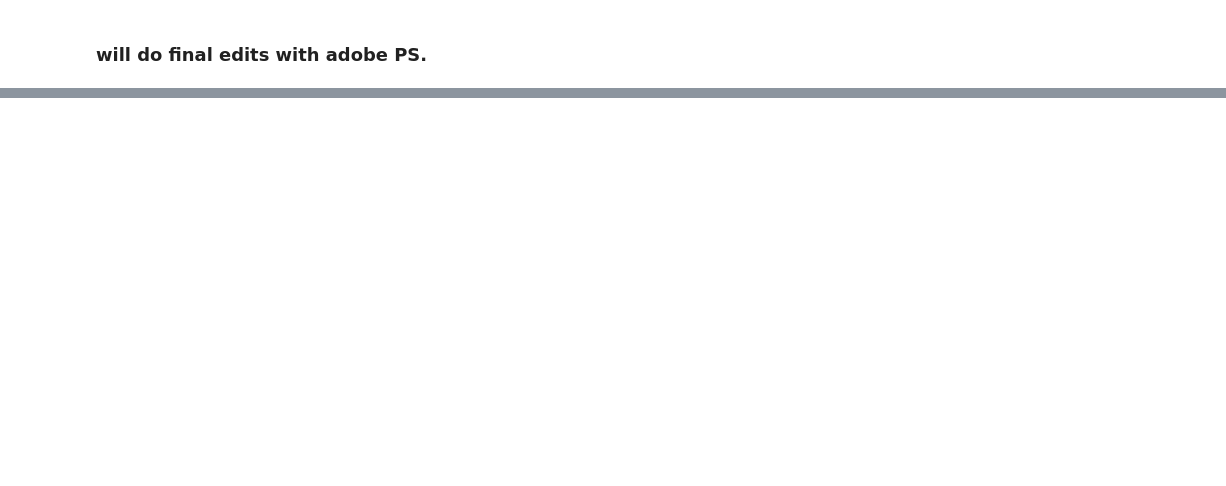
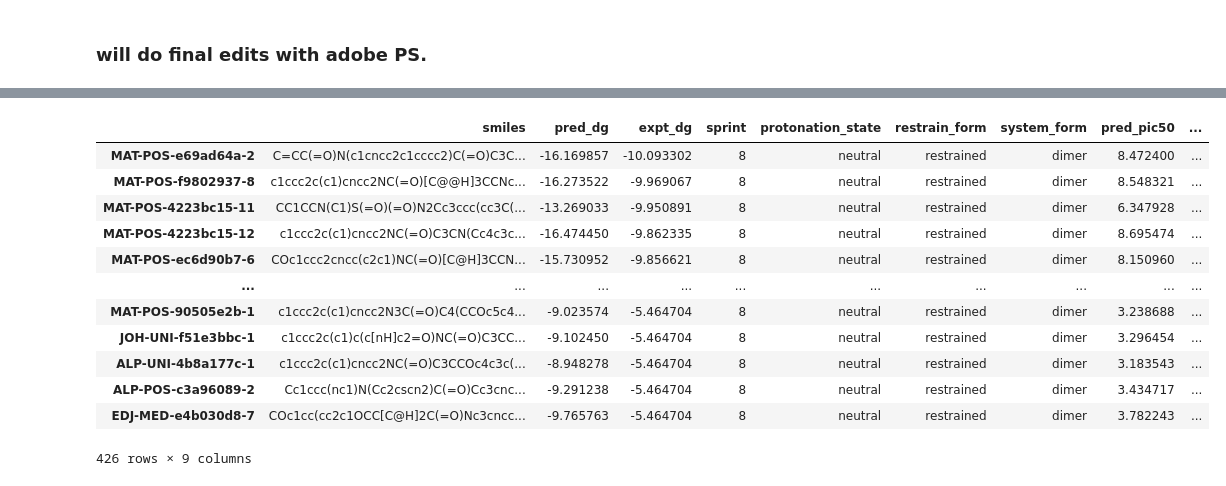
Before and after one commit to asapdiscovery/asapdiscovery, a Jupyter notebook: notebook/moonshot_pred_vs_measured_DG.ipynb, the cells around one changed output, grey strips where cells are left out. Saved outputs shown, nothing was run; the diff lists cells and outputs as text; code cells hidden in the pictures; blank space fills up the shorter version.

```diff
--- a/notebook/moonshot_pred_vs_measured_DG.ipynb
+++ b/notebook/moonshot_pred_vs_measured_DG.ipynb
@@ -270,14 +270,14 @@ plot = plotting._master_plot(x=sprint_for_plot["expt_pic50"], y=sprint_for_plot[
 sprint_for_plot = all_sprints_df[all_sprints_df["sprint"] == "8"]
 sprint_for_plot = sprint_for_plot[sprint_for_plot["restrain_form"] == "restrained"]
 sprint_for_plot = sprint_for_plot[sprint_for_plot["system_form"] == "dimer"]
-sprint_for_plot = sprint_for_plot[sprint_for_plot["protonation_state"] == "neutral"]
+sprint_for_plot_8 = sprint_for_plot[sprint_for_plot["protonation_state"] == "neutral"]
 
 # shift the additive mean of predicted to experimental to make deviation statistics meaningful.
-mean_difference = sprint_for_plot["pred_pic50"].mean() - sprint_for_plot["expt_pic50"].mean()
-sprint_for_plot["pred_pic50"] = [ val - mean_difference for val in sprint_for_plot["pred_pic50"] ]
+mean_difference = sprint_for_plot_8["pred_pic50"].mean() - sprint_for_plot_8["expt_pic50"].mean()
+sprint_for_plot_8["pred_pic50"] = [ val - mean_difference for val in sprint_for_plot_8["pred_pic50"] ]
 
 
-plot = plotting._master_plot(x=sprint_for_plot["expt_pic50"], y=sprint_for_plot["pred_pic50"],
+plot = plotting._master_plot(x=sprint_for_plot_8["expt_pic50"], y=sprint_for_plot_8["pred_pic50"],
                             figsize=5,
                             title="Sprint 8",
                             quantity="pIC50",
@@ -315,0 +348,16 @@ plot = plotting._master_plot(x=sprint_for_plot["expt_pic50"], y=sprint_for_plot[
+# %%
+sprint_for_plot_8.sort_values("expt_pic50", ascending=False)
+# %% [output]
+|  | smiles | pred_dg | expt_dg | sprint | protonation_state | restrain_form | system_form | pred_pic50 | ... |
+| MAT-POS-e69ad64a-2 | C=CC(=O)N(c1cncc2c1cccc2)C(=O)C3C... | -16.169857 | -10.093302 | 8 | neutral | restrained | dimer | 8.472400 | ... |
+| MAT-POS-f9802937-8 | c1ccc2c(c1)cncc2NC(=O)[C@@H]3CCNc... | -16.273522 | -9.969067 | 8 | neutral | restrained | dimer | 8.548321 | ... |
+| MAT-POS-4223bc15-11 | CC1CCN(C1)S(=O)(=O)N2Cc3ccc(cc3C(... | -13.269033 | -9.950891 | 8 | neutral | restrained | dimer | 6.347928 | ... |
+| MAT-POS-4223bc15-12 | c1ccc2c(c1)cncc2NC(=O)C3CN(Cc4c3c... | -16.474450 | -9.862335 | 8 | neutral | restrained | dimer | 8.695474 | ... |
+| MAT-POS-ec6d90b7-6 | COc1ccc2cncc(c2c1)NC(=O)[C@H]3CCN... | -15.730952 | -9.856621 | 8 | neutral | restrained | dimer | 8.150960 | ... |
+| ... | ... | ... | ... | ... | ... | ... | ... | ... | ... |
+| MAT-POS-90505e2b-1 | c1ccc2c(c1)cncc2N3C(=O)C4(CCOc5c4... | -9.023574 | -5.464704 | 8 | neutral | restrained | dimer | 3.238688 | ... |
+| JOH-UNI-f51e3bbc-1 | c1ccc2c(c1)c(c[nH]c2=O)NC(=O)C3CC... | -9.102450 | -5.464704 | 8 | neutral | restrained | dimer | 3.296454 | ... |
+| ALP-UNI-4b8a177c-1 | c1ccc2c(c1)cncc2NC(=O)C3CCOc4c3c(... | -8.948278 | -5.464704 | 8 | neutral | restrained | dimer | 3.183543 | ... |
+| ALP-POS-c3a96089-2 | Cc1ccc(nc1)N(Cc2cscn2)C(=O)Cc3cnc... | -9.291238 | -5.464704 | 8 | neutral | restrained | dimer | 3.434717 | ... |
+| EDJ-MED-e4b030d8-7 | COc1cc(cc2c1OCC[C@H]2C(=O)Nc3cncc... | -9.765763 | -5.464704 | 8 | neutral | restrained | dimer | 3.782243 | ... |
+426 rows × 9 columns
```
Also changed, not shown: parts of 12 cells of this notebook.
